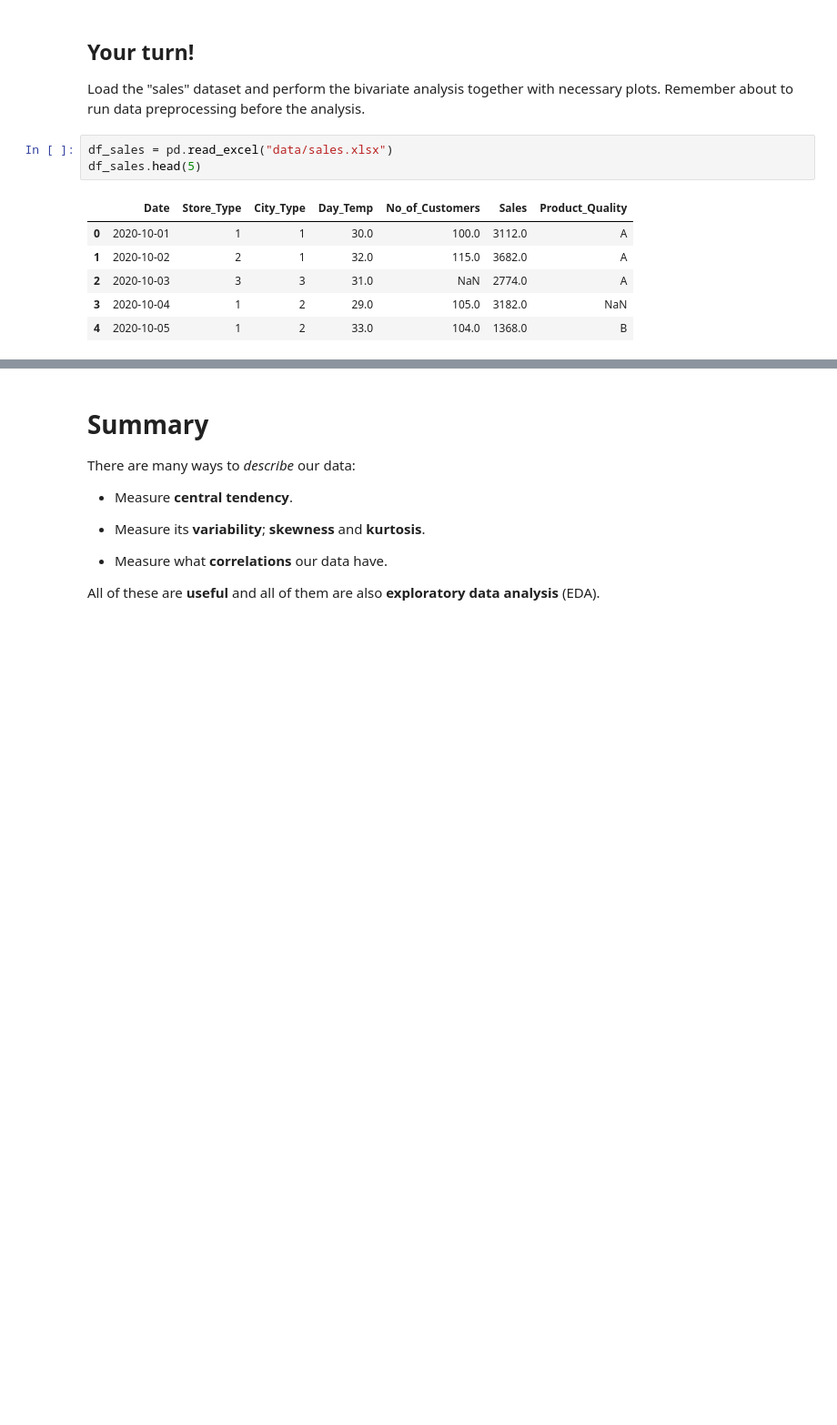
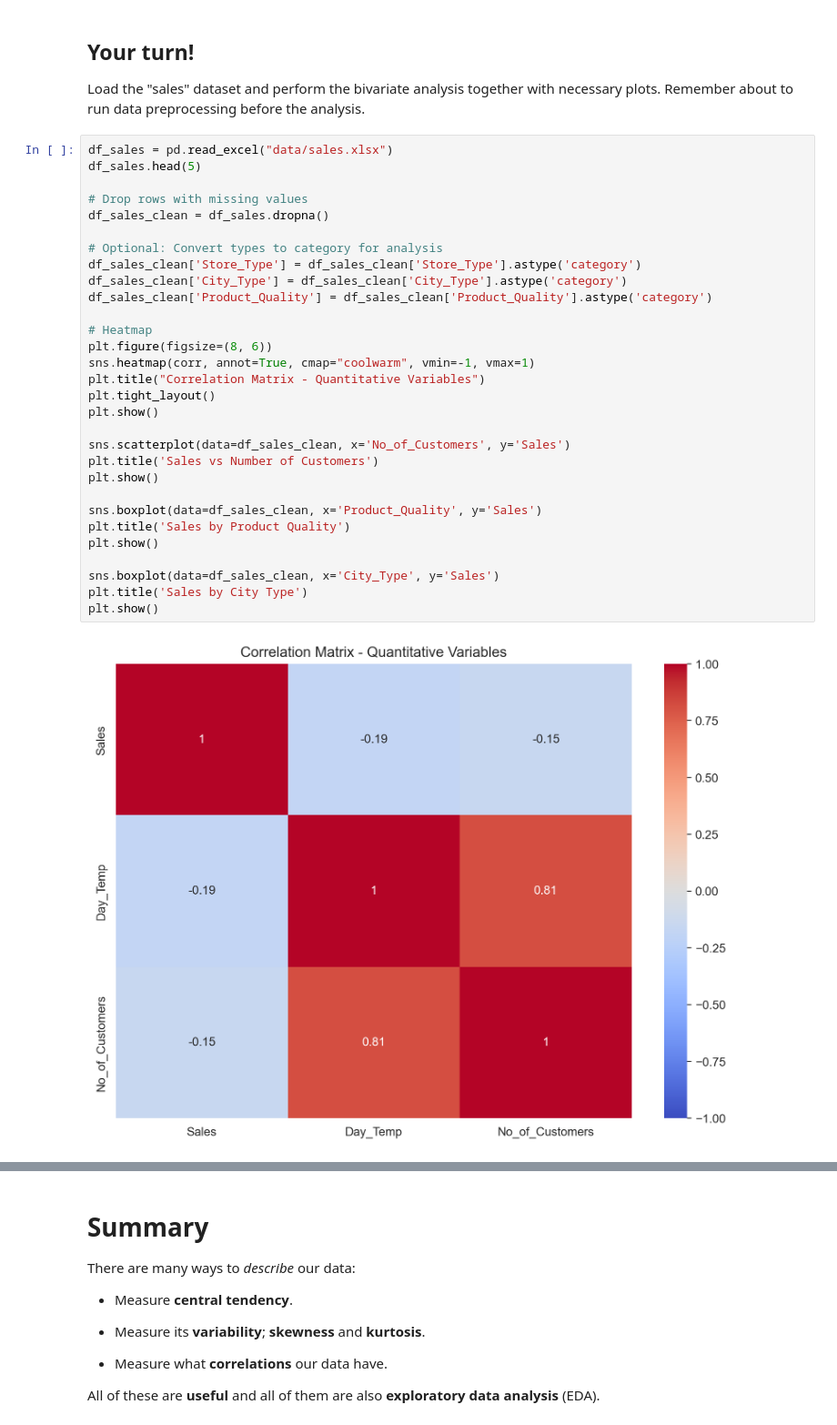
Before and after one commit to Just-Simon-Dev/PG-Descriptive-Statistics, a Jupyter notebook: report-6/Exercise9.ipynb, the cells around one changed output, grey strips where cells are left out. Shown at 91% size. Drawn from its saved outputs; the diff is of its cells as text; blank space fills up the shorter version.

```diff
--- a/report-6/Exercise9.ipynb
+++ b/report-6/Exercise9.ipynb
@@ -539,10 +546,32 @@ Load the "sales" dataset and perform the bivariate analysis together with necess
 # %%
 df_sales = pd.read_excel("data/sales.xlsx")
 df_sales.head(5)
+
+# Drop rows with missing values
+df_sales_clean = df_sales.dropna()
+
+# Optional: Convert types to category for analysis
+df_sales_clean['Store_Type'] = df_sales_clean['Store_Type'].astype('category')
+df_sales_clean['City_Type'] = df_sales_clean['City_Type'].astype('category')
+df_sales_clean['Product_Quality'] = df_sales_clean['Product_Quality'].astype('category')
+
+# Heatmap
+plt.figure(figsize=(8, 6))
+sns.heatmap(corr, annot=True, cmap="coolwarm", vmin=-1, vmax=1)
+plt.title("Correlation Matrix - Quantitative Variables")
+plt.tight_layout()
+plt.show()
+
+sns.scatterplot(data=df_sales_clean, x='No_of_Customers', y='Sales')
+plt.title('Sales vs Number of Customers')
+plt.show()
+
+sns.boxplot(data=df_sales_clean, x='Product_Quality', y='Sales')
+plt.title('Sales by Product Quality')
+plt.show()
+
+sns.boxplot(data=df_sales_clean, x='City_Type', y='Sales')
+plt.title('Sales by City Type')
+plt.show()
 # %% [output]
-|  | Date | Store_Type | City_Type | Day_Temp | No_of_Customers | Sales | Product_Quality |
-| 0 | 2020-10-01 | 1 | 1 | 30.0 | 100.0 | 3112.0 | A |
-| 1 | 2020-10-02 | 2 | 1 | 32.0 | 115.0 | 3682.0 | A |
-| 2 | 2020-10-03 | 3 | 3 | 31.0 | NaN | 2774.0 | A |
-| 3 | 2020-10-04 | 1 | 2 | 29.0 | 105.0 | 3182.0 | NaN |
-| 4 | 2020-10-05 | 1 | 2 | 33.0 | 104.0 | 1368.0 | B |
+[figure, added]
```
Also changed, not shown: parts of 4 cells of this notebook, 1 other file.
